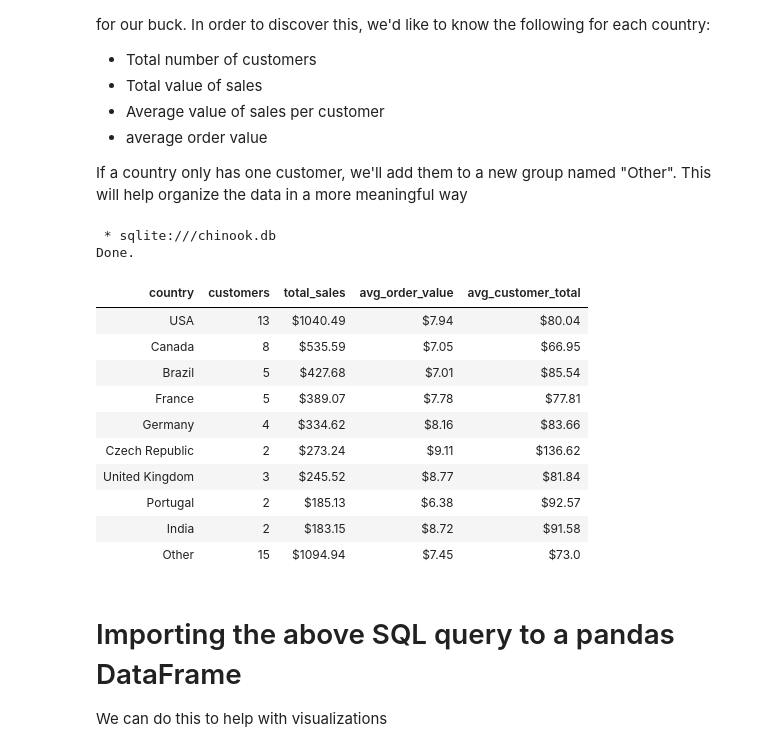
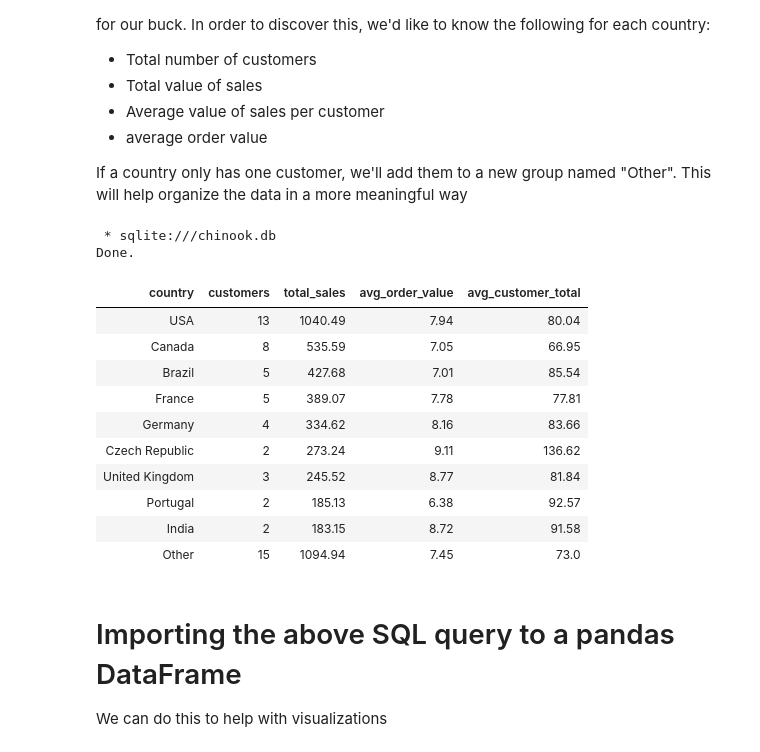
Before and after one commit to hausra5/Collection-of-Projects, a Jupyter notebook: SQL Projects/Chinook Database SQL Project.ipynb, the cells around one changed output. Saved outputs shown, nothing was run; the diff lists cells and outputs as text; code cells hidden in the pictures.

```diff
--- a/SQL Projects/Chinook Database SQL Project.ipynb
+++ b/SQL Projects/Chinook Database SQL Project.ipynb
@@ -173,46 +173,46 @@ If a country only has one customer, we'll add them to a new group named "Other".
         overall_totals as (
             SELECT
                 ct.country,
                 ctc.country_customers AS customers,
                 ct.total_sales,
                 ct.total_sales / ctc.country_customers AS avg_customer_total,
                 ct.avg_order_country as avg_order_value
 
             FROM country_totals as ct
             INNER JOIN country_total_customers as ctc ON ctc.country = ct.country
             GROUP BY ct.country
             ORDER BY ct.total_sales DESC
             )
 
 SELECT
     country,
     customers,
-    '$' || ROUND(total_sales,2) as total_sales,
-    '$' || ROUND(avg_order_value,2) as avg_order_value,
-    '$' || ROUND(avg_customer_total,2) as avg_customer_total
+    ROUND(total_sales,2) as total_sales,
+    ROUND(avg_order_value,2) as avg_order_value,
+    ROUND(avg_customer_total,2) as avg_customer_total
 FROM (
     SELECT
         ot.*,
         CASE
             WHEN ot.country = 'Other' THEN 1
             ELSE 0
         END AS SORT
     FROM overall_totals as ot)
 ORDER BY sort ASC;
 # %% [output]
  * sqlite:///chinook.db
 Done.
 | country | customers | total_sales | avg_order_value | avg_customer_total |
-| USA | 13 | $1040.49 | $7.94 | $80.04 |
-| Canada | 8 | $535.59 | $7.05 | $66.95 |
-| Brazil | 5 | $427.68 | $7.01 | $85.54 |
-| France | 5 | $389.07 | $7.78 | $77.81 |
-| Germany | 4 | $334.62 | $8.16 | $83.66 |
-| Czech Republic | 2 | $273.24 | $9.11 | $136.62 |
-| United Kingdom | 3 | $245.52 | $8.77 | $81.84 |
-| Portugal | 2 | $185.13 | $6.38 | $92.57 |
-| India | 2 | $183.15 | $8.72 | $91.58 |
-| Other | 15 | $1094.94 | $7.45 | $73.0 |
+| USA | 13 | 1040.49 | 7.94 | 80.04 |
+| Canada | 8 | 535.59 | 7.05 | 66.95 |
+| Brazil | 5 | 427.68 | 7.01 | 85.54 |
+| France | 5 | 389.07 | 7.78 | 77.81 |
+| Germany | 4 | 334.62 | 8.16 | 83.66 |
+| Czech Republic | 2 | 273.24 | 9.11 | 136.62 |
+| United Kingdom | 3 | 245.52 | 8.77 | 81.84 |
+| Portugal | 2 | 185.13 | 6.38 | 92.57 |
+| India | 2 | 183.15 | 8.72 | 91.58 |
+| Other | 15 | 1094.94 | 7.45 | 73.0 |
 # %% [markdown]
 # Importing the above SQL query to a pandas DataFrame
 We can do this to help with visualizations
```
